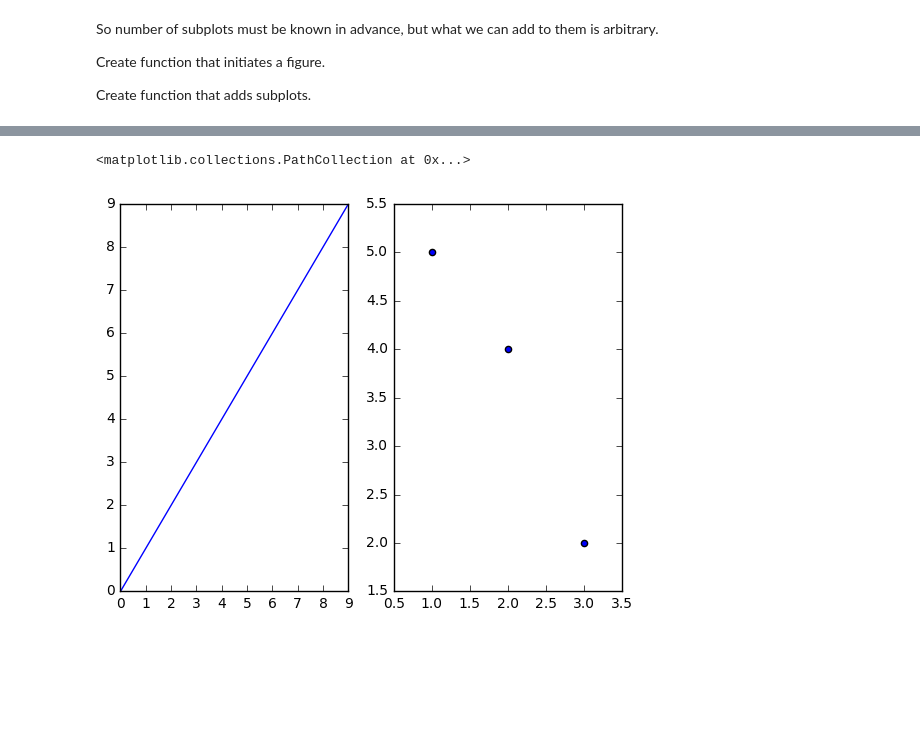
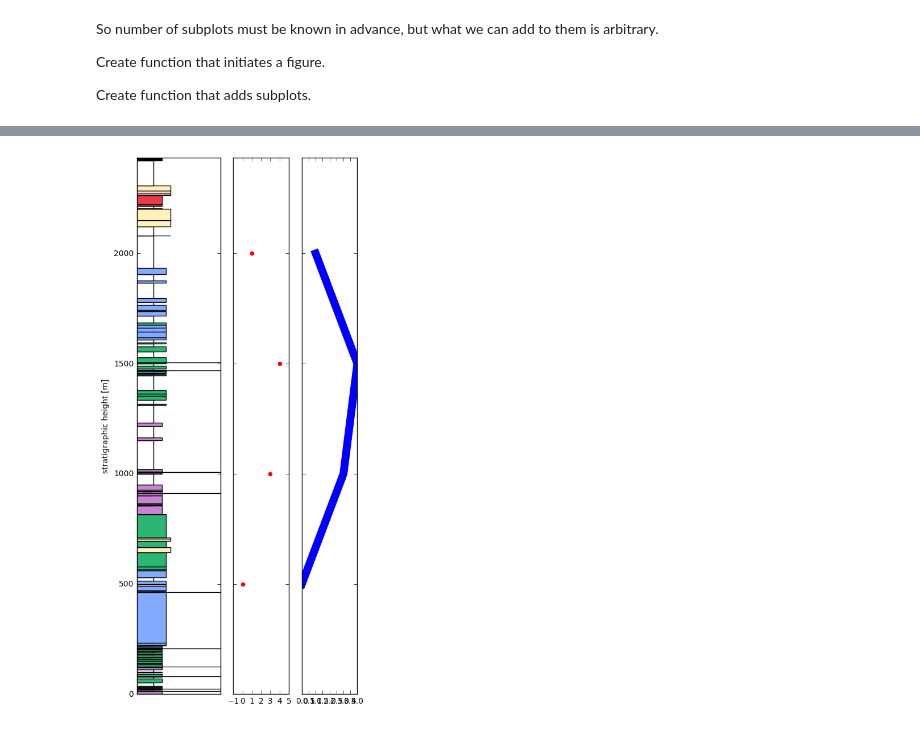
Before and after one commit to yuempark/pystrat, a Jupyter notebook: playground.ipynb, the cells around one changed output, grey strips where cells are left out. Drawn from its saved outputs; the diff is of its cells as text; code cells hidden in the pictures; blank space fills up the shorter version.

```diff
--- a/playground.ipynb
+++ b/playground.ipynb
@@ -53,9 +16,5 @@ ax1.plot(range(10))
-# %%
-fig4 = plt.figure(figsize=(10,5))
-ax1 = fig4.add_subplot(1,3,1)
-ax1.plot(range(10))
-ax2 = fig4.add_subplot(1,3,2)
-ax2.scatter([1,2,3],[5,4,2])
-# %% [output]
-<matplotlib.collections.PathCollection at 0x...>
-[figure, removed]
+# %%
+from pyStrat import read_data
+from pyStrat import read_formatting
+data = read_data('data_template.csv')
+formatting = read_formatting('formatting_template.csv')
@@ -61,0 +69,15 @@ ax2.scatter([1,2,3],[5,4,2])
+# %%
+def add_data_axis(fig, axs, ax_num, x, y, style, **kwargs):
+    ax = axs[ax_num]
+    if style == 'plot':
+        ax.plot(x, y, **kwargs)
+    elif style == 'scatter':
+        ax.scatter(x, y, **kwargs)
+    else:
+        print("Only 'plot' and 'scatter' are supported for 'style.")
+# %%
+fig, axs = initiate_figure(data, formatting, 0.005, 5, [3,2,2])
+add_data_axis(fig, axs, 1, [0,3,4,1], [500,1000,1500,2000], 'scatter', color='red')
+add_data_axis(fig, axs, 2, [0,3,4,1], [500,1000,1500,2000], 'plot', linewidth=10)
+# %% [output]
+[figure, added]
```
Also changed, not shown: parts of 7 cells of this notebook, 1 other file.
